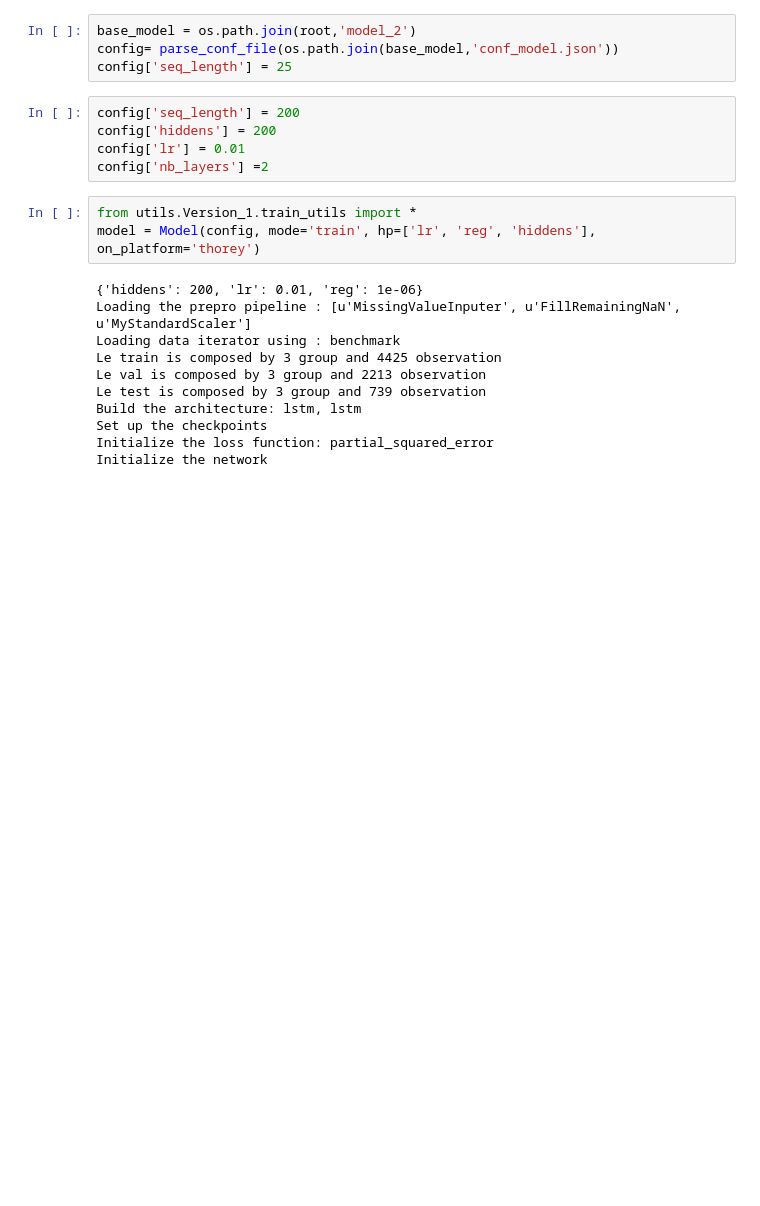
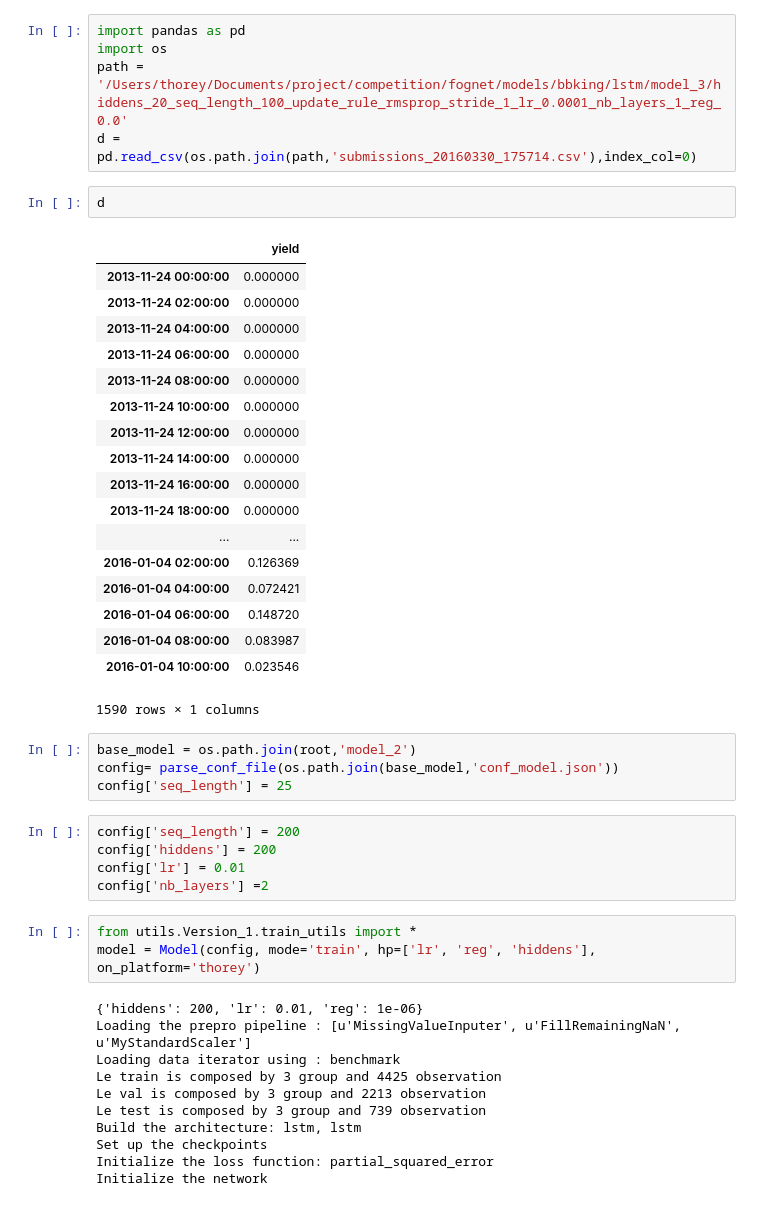
Before and after one commit to cthorey/fognet, a Jupyter notebook: design_data.ipynb, the cells around one changed output. Drawn from its saved outputs; the diff is of its cells as text; blank space fills up the shorter version.

```diff
--- a/design_data.ipynb
+++ b/design_data.ipynb
@@ -24,3 +23,29 @@ The autoreload extension is already loaded. To reload it, use:
+# %%
+import pandas as pd
+import os
+path = '/Users/thorey/Documents/project/competition/fognet/models/bbking/lstm/model_3/hiddens_20_seq_length_100_update_rule_rmsprop_stride_1_lr_0.0001_nb_layers_1_reg_0.0'
+d = pd.read_csv(os.path.join(path,'submissions_20160330_175714.csv'),index_col=0)
+# %%
+d
+# %% [output]
+|  | yield |
+| 2013-11-24 00:00:00 | 0.000000 |
+| 2013-11-24 02:00:00 | 0.000000 |
+| 2013-11-24 04:00:00 | 0.000000 |
+| 2013-11-24 06:00:00 | 0.000000 |
+| 2013-11-24 08:00:00 | 0.000000 |
+| 2013-11-24 10:00:00 | 0.000000 |
+| 2013-11-24 12:00:00 | 0.000000 |
+| 2013-11-24 14:00:00 | 0.000000 |
+| 2013-11-24 16:00:00 | 0.000000 |
+| 2013-11-24 18:00:00 | 0.000000 |
+| ... | ... |
+| 2016-01-04 02:00:00 | 0.126369 |
+| 2016-01-04 04:00:00 | 0.072421 |
+| 2016-01-04 06:00:00 | 0.148720 |
+| 2016-01-04 08:00:00 | 0.083987 |
+| 2016-01-04 10:00:00 | 0.023546 |
+1590 rows × 1 columns
 # %%
 base_model = os.path.join(root,'model_2')
 config= parse_conf_file(os.path.join(base_model,'conf_model.json'))
```
Also changed, not shown: parts of 1 cell of this notebook.
